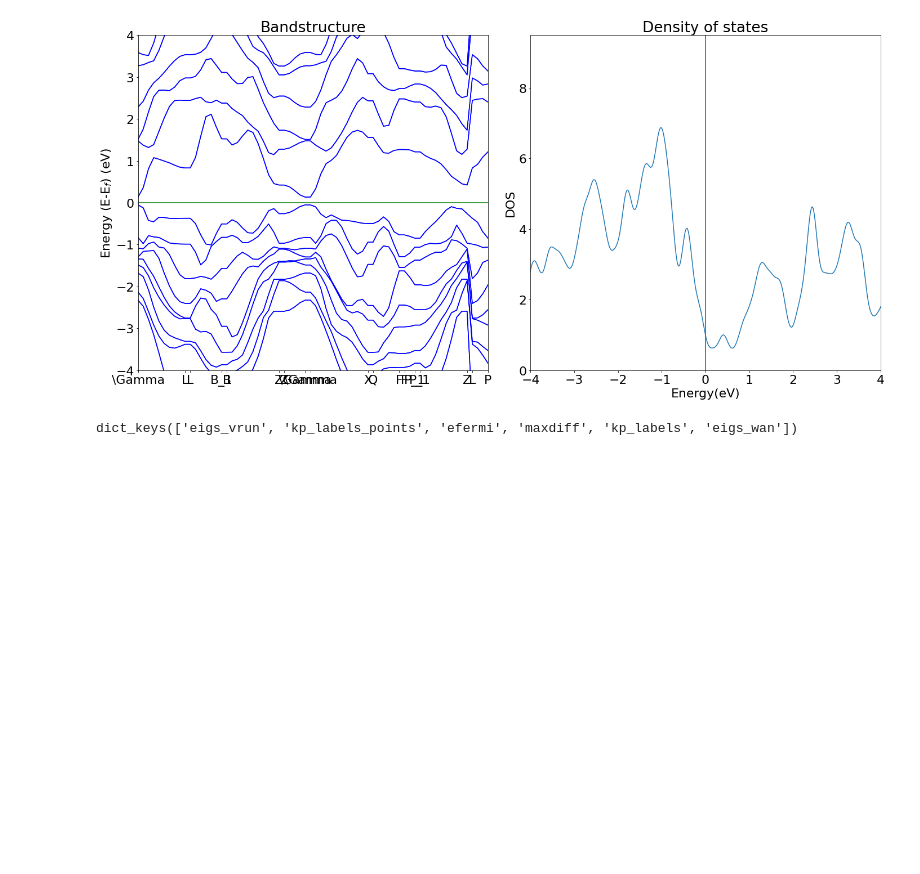
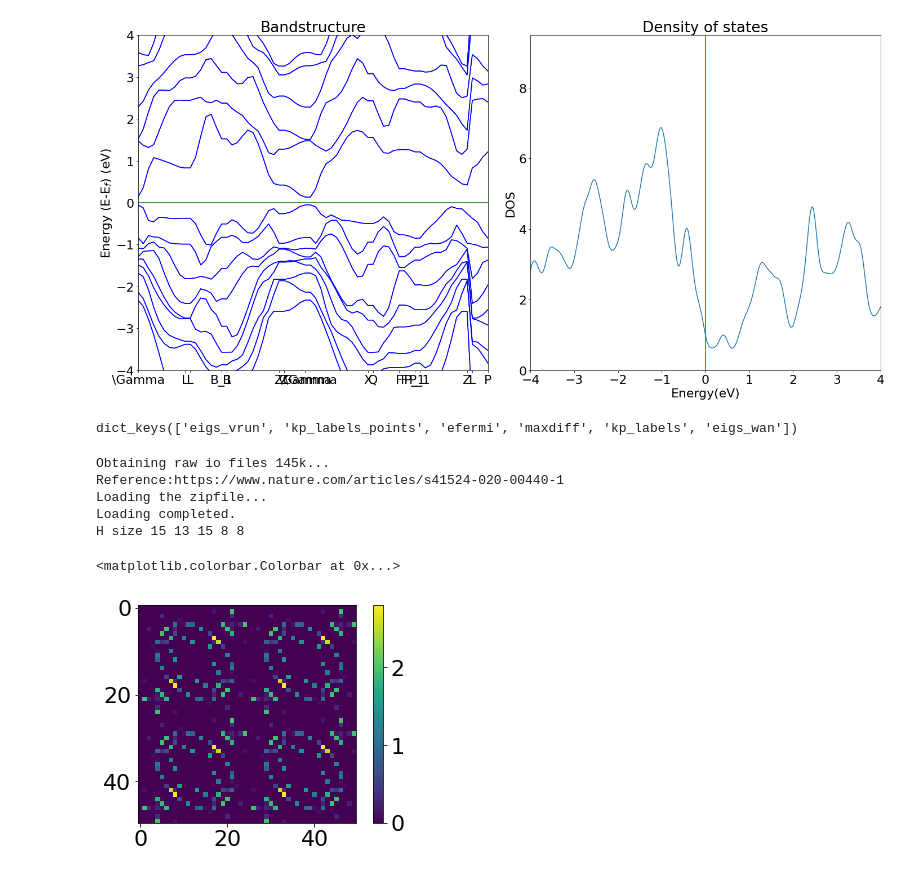
Before and after one commit to JARVIS-Materials-Design/jarvis-tools-notebooks, a Jupyter notebook: jarvis-tools-notebooks/JARVIS_WTBH_Database_of_Wannier_tight_binding_Hamiltonians_using_high_throughput_density_functional_theory.ipynb, the cells around one changed output. Cells and saved outputs as stored; diff of their text form; code cells hidden in the pictures; blank space fills up the shorter version.

```diff
--- a/jarvis-tools-notebooks/JARVIS_WTBH_Database_of_Wannier_tight_binding_Hamiltonians_using_high_throughput_density_functional_theory.ipynb
+++ b/jarvis-tools-notebooks/JARVIS_WTBH_Database_of_Wannier_tight_binding_Hamiltonians_using_high_throughput_density_functional_theory.ipynb
@@ -173,3 +173,19 @@ np.sum(dos)  40.00000000000001
 json_dat['info_bz'].keys()
 # %% [output]
 dict_keys(['eigs_vrun', 'kp_labels_points', 'efermi', 'maxdiff', 'kp_labels', 'eigs_wan'])
+# %%
+import numpy as np
+wtbh, efermi, atoms, json_dat = get_wann_electron(jid='JVASP-816')
+img = wtbh.fermi_surf_2d(fermi=efermi,  origin=np.array([-1.0, -1.0, 0]),k1=np.array([4.0, 0.0, 0.0]),k2=np.array([0.0, 4.0, 0.0]),nk1=50,nk2=50,sig=0.3,)
+# %% [output]
+Obtaining raw io files 145k...
+Reference:https://www.nature.com/articles/s41524-020-00440-1
+Loading the zipfile...
+Loading completed.
+H size 15 13 15 8 8
+# %%
+plt.imshow(img)
+plt.colorbar()
+# %% [output]
+<matplotlib.colorbar.Colorbar at 0x...>
+[figure, added]
```
Also changed, not shown: parts of 2 cells of this notebook.
